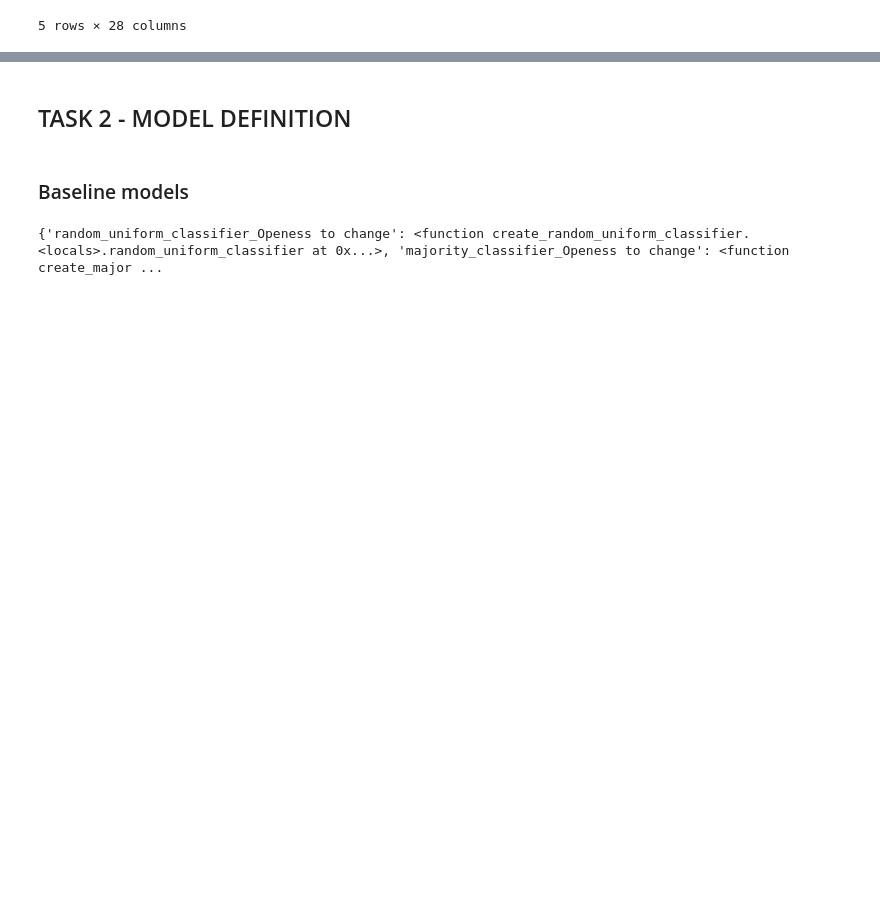
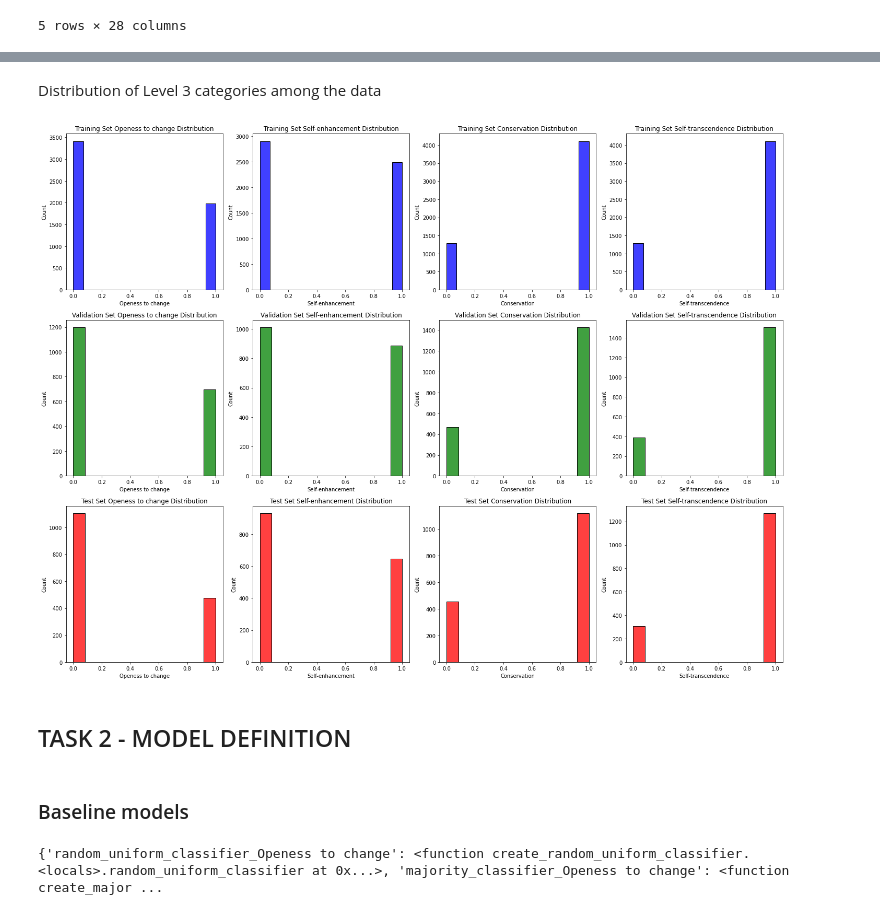
Before and after one commit to madalinaionela/NLP, a Jupyter notebook: ASSIGNMENTS/Assignment 2/Ass2.ipynb, the cells around one changed output, grey strips where cells are left out. Drawn from its saved outputs; the diff is of its cells as text; code cells hidden in the pictures; blank space fills up the shorter version.

```diff
--- a/ASSIGNMENTS/Assignment 2/Ass2.ipynb
+++ b/ASSIGNMENTS/Assignment 2/Ass2.ipynb
@@ -74,3 +127,43 @@ df_validation.head()
+# %% [markdown]
+Distribution of Level 3 categories among the data
+# %%
+# Select the last four columns
+columns_to_plot = df_training.columns[-4:]
+
+# Set up the matplotlib figure
+plt.figure(figsize=(20, 15))
+
+# Plot histograms for df_training
+for i, column in enumerate(columns_to_plot):
+    plt.subplot(3, 4, i + 1)
+    sns.histplot(df_training[column], kde=False, color='blue')
+    plt.title(f'Training Set {column} Distribution')
+    plt.xlabel(column)
+    plt.ylabel('Count')
+
+# Plot histograms for df_validation
+for i, column in enumerate(columns_to_plot):
+    plt.subplot(3, 4, i + 5)
+    sns.histplot(df_validation[column], kde=False, color='green')
+    plt.title(f'Validation Set {column} Distribution')
+    plt.xlabel(column)
+    plt.ylabel('Count')
+
+# Plot histograms for df_test
+for i, column in enumerate(columns_to_plot):
+    plt.subplot(3, 4, i + 9)
+    sns.histplot(df_test[column], kde=False, color='red')
+    plt.title(f'Test Set {column} Distribution')
+    plt.xlabel(column)
+    plt.ylabel('Count')
+
+# Adjust layout
+plt.tight_layout()
+
+# Show the plot
+plt.show()
+# %% [output]
+[figure, added]
 # %% [markdown]
 ## TASK 2 - MODEL DEFINITION
 # %%
```
Also changed, not shown: parts of 14 cells of this notebook, 1 other file.
